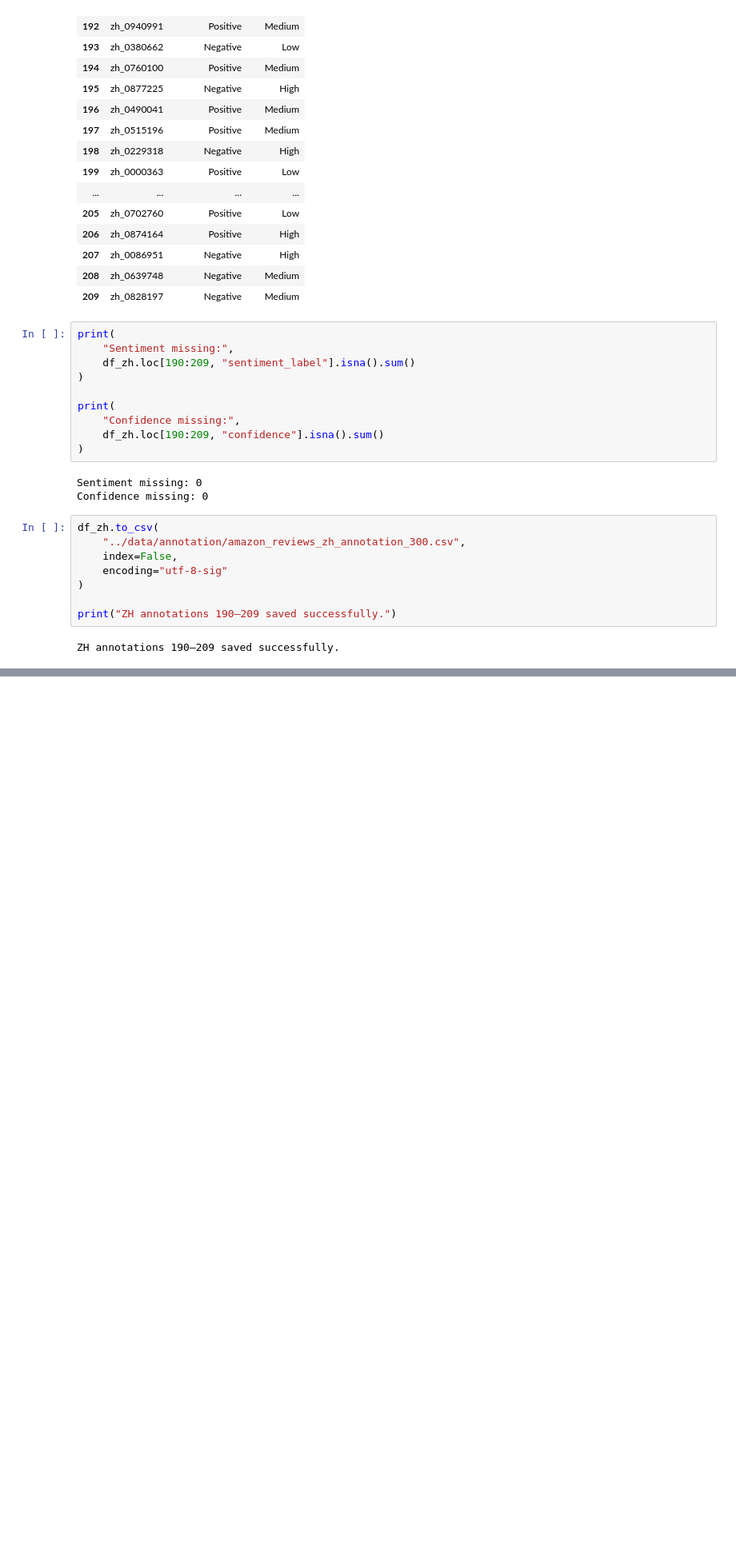
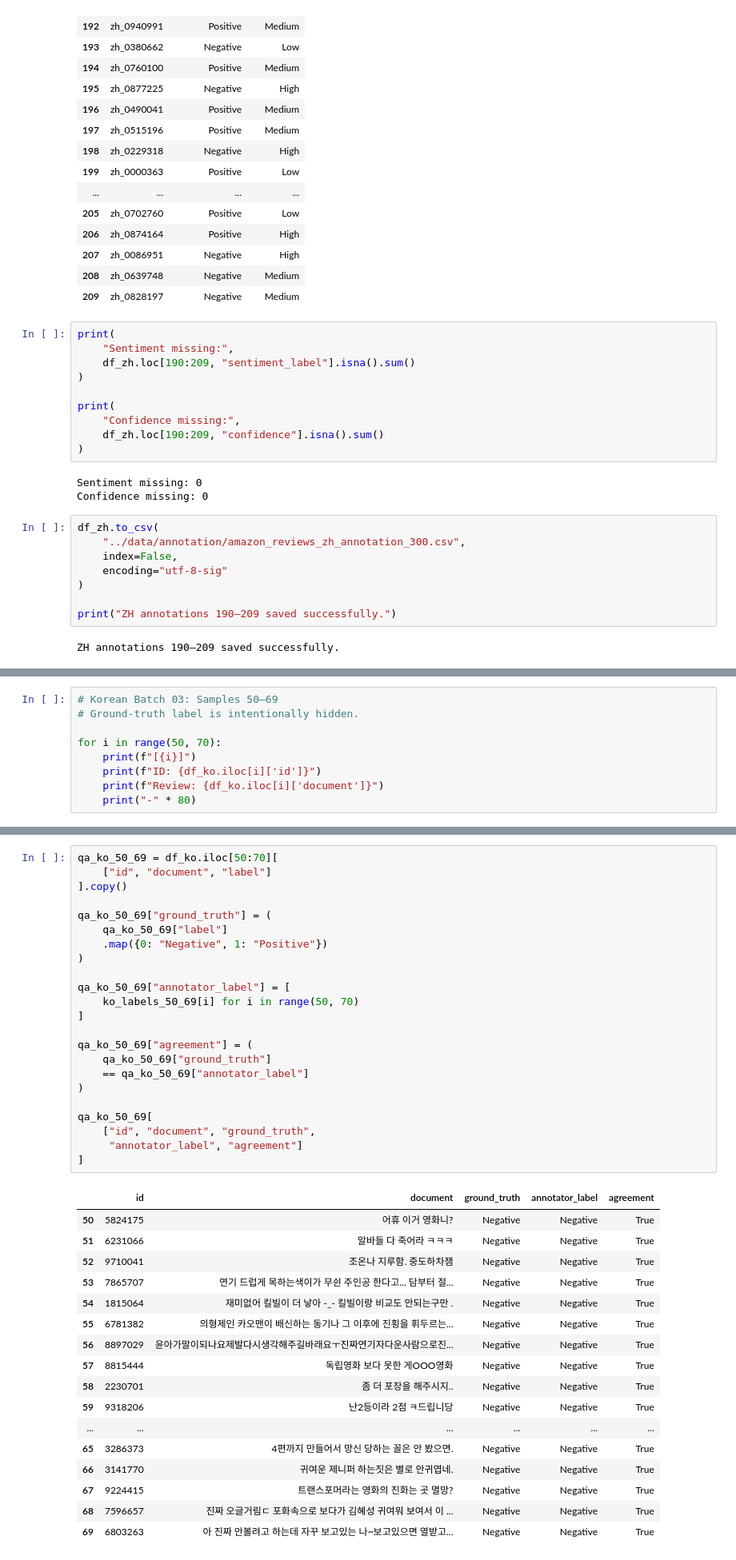
Before and after one commit to yoonjusong-analytics/data-labeling-portfolio, a Jupyter notebook: 01_multilingual_sentiment/notebooks/03_annotation_qa.ipynb, the cells around one changed output, grey strips where cells are left out. Shown at 80% size. Drawn from its saved outputs; the diff is of its cells as text; blank space fills up the shorter version.

```diff
--- a/01_multilingual_sentiment/notebooks/03_annotation_qa.ipynb
+++ b/01_multilingual_sentiment/notebooks/03_annotation_qa.ipynb
@@ -3047,0 +4529,9 @@ Total confidence missing: 90
+# %%
+# Korean Batch 03: Samples 50–69
+# Ground-truth label is intentionally hidden.
+
+for i in range(50, 70):
+    print(f"[{i}]")
+    print(f"ID: {df_ko.iloc[i]['id']}")
+    print(f"Review: {df_ko.iloc[i]['document']}")
+    print("-" * 80)
@@ -3047,0 +4579,41 @@ Total confidence missing: 90
+# %%
+qa_ko_50_69 = df_ko.iloc[50:70][
+    ["id", "document", "label"]
+].copy()
+
+qa_ko_50_69["ground_truth"] = (
+    qa_ko_50_69["label"]
+    .map({0: "Negative", 1: "Positive"})
+)
+
+qa_ko_50_69["annotator_label"] = [
+    ko_labels_50_69[i] for i in range(50, 70)
+]
+
+qa_ko_50_69["agreement"] = (
+    qa_ko_50_69["ground_truth"]
+    == qa_ko_50_69["annotator_label"]
+)
+
+qa_ko_50_69[
+    ["id", "document", "ground_truth",
+     "annotator_label", "agreement"]
+]
+# %% [output]
+|  | id | document | ground_truth | annotator_label | agreement |
+| 50 | 5824175 | 어휴 이거 영화니? | Negative | Negative | True |
+| 51 | 6231066 | 알바들 다 죽어라 ㅋㅋㅋ | Negative | Negative | True |
+| 52 | 9710041 | 조온나 지루함. 중도하차잼 | Negative | Negative | True |
+| 53 | 7865707 | 연기 드럽게 목하는색이가 무쉰 주인공 한다고... 담부터 절... | Negative | Negative | True |
+| 54 | 1815064 | 재미없어 킬빌이 더 낳아 -_- 킬빌이랑 비교도 안되는구만 . | Negative | Negative | True |
+| 55 | 6781382 | 의형제인 카오맨이 배신하는 동기나 그 이후에 진횡을 휘두르는... | Negative | Negative | True |
+| 56 | 8897029 | 윤아가말이되나요제발다시생각해주길바래요ㅜ진짜연기자다운사람으로진... | Negative | Negative | True |
+| 57 | 8815444 | 독립영화 보다 못한 게OOO영화 | Negative | Negative | True |
+| 58 | 2230701 | 좀 더 포장을 해주시지.. | Negative | Negative | True |
+| 59 | 9318206 | 난2등이라 2점 ㅋ드립니당 | Negative | Negative | True |
+| ... | ... | ... | ... | ... | ... |
+| 65 | 3286373 | 4편까지 만들어서 망신 당하는 꼴은 안 봤으면. | Negative | Negative | True |
+| 66 | 3141770 | 귀여운 제니퍼 하는짓은 별로 안귀엽네. | Negative | Negative | True |
+| 67 | 9224415 | 트랜스포머라는 영화의 진화는 곳 멸망? | Negative | Negative | True |
+| 68 | 7596657 | 진짜 오글거림ㄷ 포화속으로 보다가 김혜성 귀여워 보여서 이 ... | Negative | Negative | True |
+| 69 | 6803263 | 아 진짜 안볼려고 하는데 자꾸 보고있는 나~보고있으면 열받고... | Negative | Negative | True |
```
Also changed, not shown: parts of 87 cells of this notebook, 4 other files.
